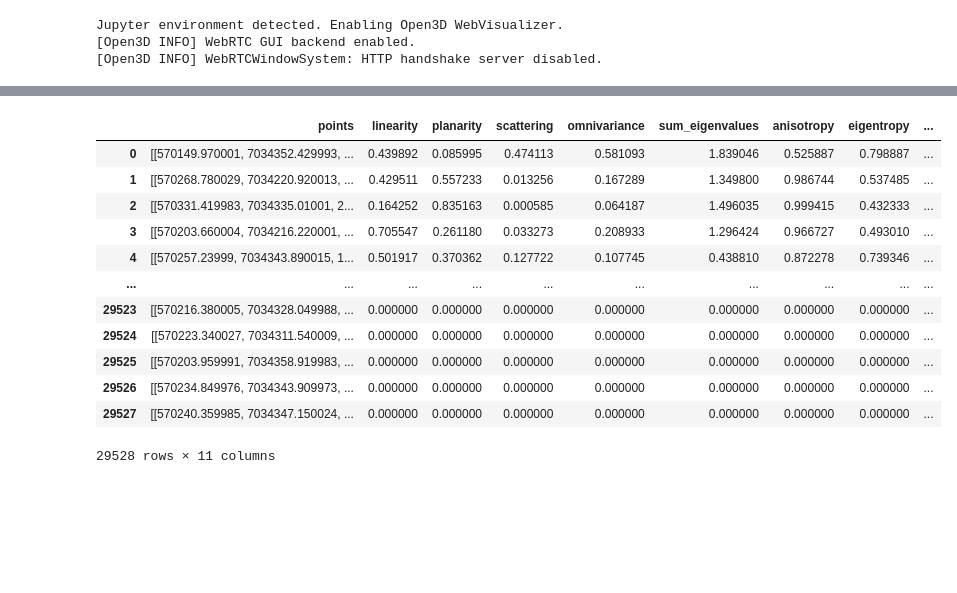
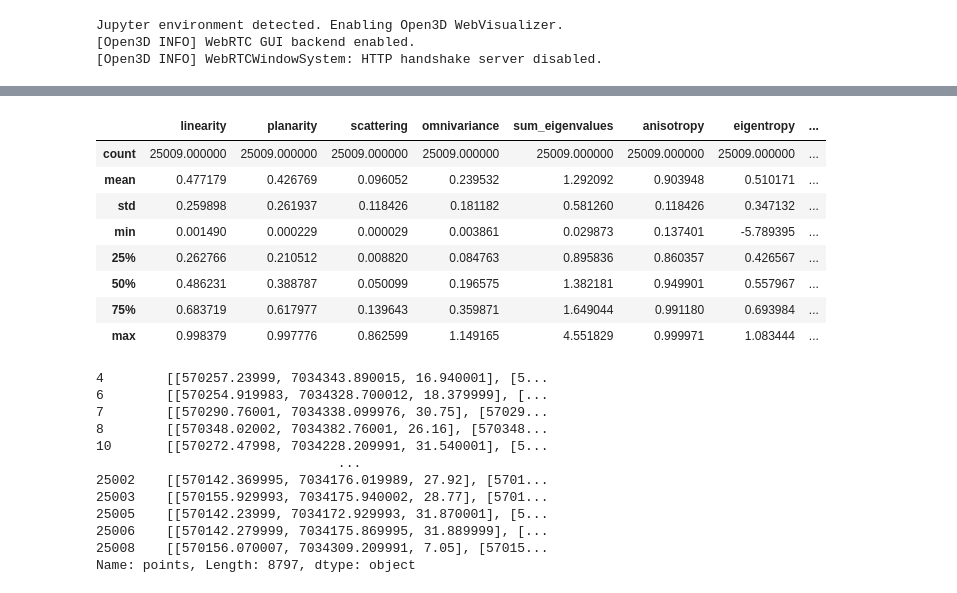
Before and after one commit to AndreasMaakes/TBA4256, a Jupyter notebook: FInal Project/finalProject.ipynb, the cells around one changed output, grey strips where cells are left out. Saved outputs shown, nothing was run; the diff lists cells and outputs as text; code cells hidden in the pictures; blank space fills up the shorter version.

```diff
--- a/FInal Project/finalProject.ipynb
+++ b/FInal Project/finalProject.ipynb
@@ -147,6 +154,7 @@ def calculatePCAFeatures(listOfPointClouds):
     for pcd in tqdm(listOfPointClouds):
         points = pcd.points
 
+        '''
         if len(points) < 15:
             linearity.append(0)
             planarity.append(0)
@@ -158,7 +166,7 @@ def calculatePCAFeatures(listOfPointClouds):
             change_of_curvature.append(0)
             points_per_voxel.append(points) #Kan her appende 0 istedenfor points?
             continue
-
+            ''' #Denne sjekken blir gjort i extractPointCloudFromVoxel
 
         pca = PCA(n_components=3)
         pca.fit(points)
@@ -190,3 +198,6 @@ def calculatePCAFeatures(listOfPointClouds):
         points_per_voxel.append(points)
 
     return linearity, planarity, scattering, omnivariance, sum_eigenvalues, anisotropy, eigentropy, change_of_curvature, eigenvaluesList, eigenvectorsList, points_per_voxel
+# %%
+for i in points_per_voxel:
+    print(i)
@@ -196,9 +225,11 @@ def calculateZRange(pointClouds):
     z_range = []
     for pcd in tqdm(pointClouds):
         points = np.asarray(pcd.points)
+        '''
         if len(points) < 15:
             z_range.append(0)
             continue
+            ''' #Denne sjekken blir gjort i extractPointCloudFromVoxel
         z = np.max(points[:,2]) - np.min(points[:,2])
         z_range.append(z)
     return z_range
@@ -367,7 +425,7 @@ dfCombined = pd.concat([dfHouse, dfTree, dfTerrain], ignore_index=True)
 y_train = dfCombined['label']
 
 #Splitting the data into training and testing data
-X_train, X_test, y_train, y_test = train_test_split(dfCombined.drop(['points', 'label',], axis=1), dfCombined['label'], test_size=0.33, random_state=42)
+X_train, X_test, y_train, y_test = train_test_split(dfCombined.drop(['points', 'label',], axis=1), dfCombined['label'], test_size=0.20, random_state=42)
 # %%
 #Training a decision tree classifier
 
@@ -431,21 +467,17 @@ y_cloud_pred = clf.predict(X_cloud)
 #Adding the labels to the dataframe
 df['label'] = y_cloud_pred
 # %%
-df
+df.describe()
 # %% [output]
-|  | points | linearity | planarity | scattering | omnivariance | sum_eigenvalues | anisotropy | eigentropy | ... |
-| 0 | [[570149.970001, 7034352.429993, ... | 0.439892 | 0.085995 | 0.474113 | 0.581093 | 1.839046 | 0.525887 | 0.798887 | ... |
-| 1 | [[570268.780029, 7034220.920013, ... | 0.429511 | 0.557233 | 0.013256 | 0.167289 | 1.349800 | 0.986744 | 0.537485 | ... |
-| 2 | [[570331.419983, 7034335.01001, 2... | 0.164252 | 0.835163 | 0.000585 | 0.064187 | 1.496035 | 0.999415 | 0.432333 | ... |
-| 3 | [[570203.660004, 7034216.220001, ... | 0.705547 | 0.261180 | 0.033273 | 0.208933 | 1.296424 | 0.966727 | 0.493010 | ... |
-| 4 | [[570257.23999, 7034343.890015, 1... | 0.501917 | 0.370362 | 0.127722 | 0.107745 | 0.438810 | 0.872278 | 0.739346 | ... |
-| ... | ... | ... | ... | ... | ... | ... | ... | ... | ... |
-| 29523 | [[570216.380005, 7034328.049988, ... | 0.000000 | 0.000000 | 0.000000 | 0.000000 | 0.000000 | 0.000000 | 0.000000 | ... |
-| 29524 | [[570223.340027, 7034311.540009, ... | 0.000000 | 0.000000 | 0.000000 | 0.000000 | 0.000000 | 0.000000 | 0.000000 | ... |
-| 29525 | [[570203.959991, 7034358.919983, ... | 0.000000 | 0.000000 | 0.000000 | 0.000000 | 0.000000 | 0.000000 | 0.000000 | ... |
-| 29526 | [[570234.849976, 7034343.909973, ... | 0.000000 | 0.000000 | 0.000000 | 0.000000 | 0.000000 | 0.000000 | 0.000000 | ... |
-| 29527 | [[570240.359985, 7034347.150024, ... | 0.000000 | 0.000000 | 0.000000 | 0.000000 | 0.000000 | 0.000000 | 0.000000 | ... |
+|  | linearity | planarity | scattering | omnivariance | sum_eigenvalues | anisotropy | eigentropy | ... |
+| count | 25009.000000 | 25009.000000 | 25009.000000 | 25009.000000 | 25009.000000 | 25009.000000 | 25009.000000 | ... |
+| mean | 0.477179 | 0.426769 | 0.096052 | 0.239532 | 1.292092 | 0.903948 | 0.510171 | ... |
+| std | 0.259898 | 0.261937 | 0.118426 | 0.181182 | 0.581260 | 0.118426 | 0.347132 | ... |
+| min | 0.001490 | 0.000229 | 0.000029 | 0.003861 | 0.029873 | 0.137401 | -5.789395 | ... |
+| 25% | 0.262766 | 0.210512 | 0.008820 | 0.084763 | 0.895836 | 0.860357 | 0.426567 | ... |
+| 50% | 0.486231 | 0.388787 | 0.050099 | 0.196575 | 1.382181 | 0.949901 | 0.557967 | ... |
+| 75% | 0.683719 | 0.617977 | 0.139643 | 0.359871 | 1.649044 | 0.991180 | 0.693984 | ... |
+| max | 0.998379 | 0.997776 | 0.862599 | 1.149165 | 4.551829 | 0.999971 | 1.083444 | ... |
-29528 rows × 11 columns
 # %%
 #Now we need to extract the points from the trees and houses
 
@@ -485,2 +519,17 @@ for cluster in terrainClusters:
+# %%
+houseClusters
+# %% [output]
+4        [[570257.23999, 7034343.890015, 16.940001], [5...
+6        [[570254.919983, 7034328.700012, 18.379999], [...
+7        [[570290.76001, 7034338.099976, 30.75], [57029...
+8        [[570348.02002, 7034382.76001, 26.16], [570348...
+10       [[570272.47998, 7034228.209991, 31.540001], [5...
+                               ...
+25002    [[570142.369995, 7034176.019989, 27.92], [5701...
+25003    [[570155.929993, 7034175.940002, 28.77], [5701...
+25005    [[570142.23999, 7034172.929993, 31.870001], [5...
+25006    [[570142.279999, 7034175.869995, 31.889999], [...
+25008    [[570156.070007, 7034309.209991, 7.05], [57015...
+Name: points, Length: 8797, dtype: object
 # %%
 o3d.visualization.draw_geometries([classifiedHouseCloud, classifiedTreeCloud, classifiedTerrainCloud])
```
Also changed, not shown: parts of 15 cells of this notebook, 1 other file.
